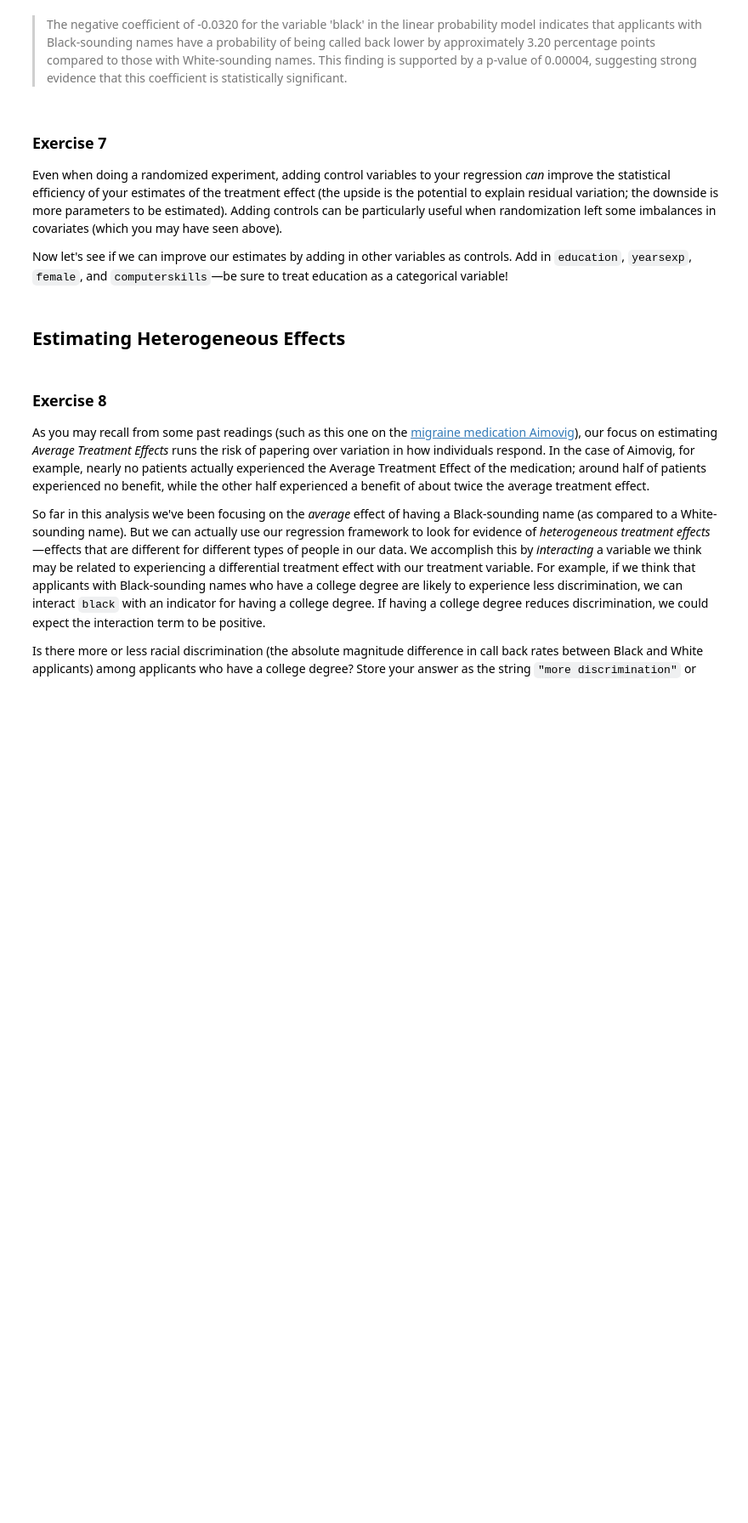
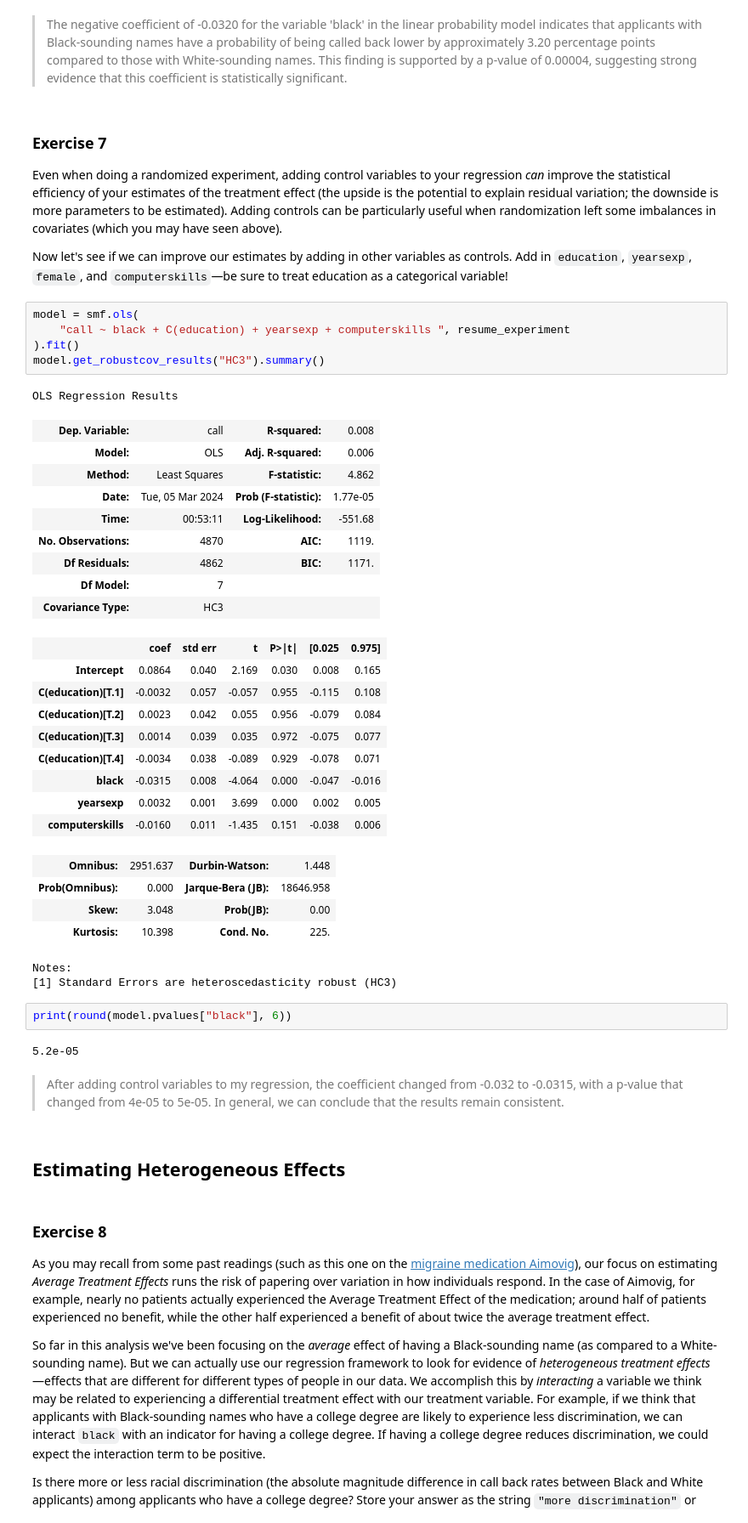
Before and after one commit to BarbaraPFloresRios/IDS701_UnifyingDataScience_CausalInference, a Jupyter notebook: 20240305_ExerciseResumeExperiment/exercise_resume_experiment.ipynb, the cells around one changed output. Shown: that part at 85% size. Cells and saved outputs as stored; diff of their text form; blank space fills up the shorter version.

```diff
--- a/20240305_ExerciseResumeExperiment/exercise_resume_experiment.ipynb
+++ b/20240305_ExerciseResumeExperiment/exercise_resume_experiment.ipynb
@@ -289,6 +289,43 @@ The p-value associated with 'black' in the linear probability model is: 0.00004
 Even when doing a randomized experiment, adding control variables to your regression *can* improve the statistical efficiency of your estimates of the treatment effect (the upside is the potential to explain residual variation; the downside is more parameters to be estimated). Adding controls can be particularly useful when randomization left some imbalances in covariates (which you may have seen above).
 
 Now let's see if we can improve our estimates by adding in other variables as controls. Add in `education`, `yearsexp`, `female`, and `computerskills`—be sure to treat education as a categorical variable!
+# %%
+model = smf.ols(
+    "call ~ black + C(education) + yearsexp + computerskills ", resume_experiment
+).fit()
+model.get_robustcov_results("HC3").summary()
+# %% [output]
+OLS Regression Results
+| Dep. Variable: | call | R-squared: | 0.008 |
+| Model: | OLS | Adj. R-squared: | 0.006 |
+| Method: | Least Squares | F-statistic: | 4.862 |
+| Date: | Tue, 05 Mar 2024 | Prob (F-statistic): | 1.77e-05 |
+| Time: | 00:53:11 | Log-Likelihood: | -551.68 |
+| No. Observations: | 4870 | AIC: | 1119. |
+| Df Residuals: | 4862 | BIC: | 1171. |
+| Df Model: | 7 |  |  |
+| Covariance Type: | HC3 |  |  |
+|  | coef | std err | t | P>|t| | [0.025 | 0.975] |
+| Intercept | 0.0864 | 0.040 | 2.169 | 0.030 | 0.008 | 0.165 |
+| C(education)[T.1] | -0.0032 | 0.057 | -0.057 | 0.955 | -0.115 | 0.108 |
+| C(education)[T.2] | 0.0023 | 0.042 | 0.055 | 0.956 | -0.079 | 0.084 |
+| C(education)[T.3] | 0.0014 | 0.039 | 0.035 | 0.972 | -0.075 | 0.077 |
+| C(education)[T.4] | -0.0034 | 0.038 | -0.089 | 0.929 | -0.078 | 0.071 |
+| black | -0.0315 | 0.008 | -4.064 | 0.000 | -0.047 | -0.016 |
+| yearsexp | 0.0032 | 0.001 | 3.699 | 0.000 | 0.002 | 0.005 |
+| computerskills | -0.0160 | 0.011 | -1.435 | 0.151 | -0.038 | 0.006 |
+| Omnibus: | 2951.637 | Durbin-Watson: | 1.448 |
+| Prob(Omnibus): | 0.000 | Jarque-Bera (JB): | 18646.958 |
+| Skew: | 3.048 | Prob(JB): | 0.00 |
+| Kurtosis: | 10.398 | Cond. No. | 225. |
+Notes:
+[1] Standard Errors are heteroscedasticity robust (HC3)
+# %%
+print(round(model.pvalues["black"], 6))
+# %% [output]
+5.2e-05
+# %% [markdown]
+> After adding control variables to my regression, the coefficient changed from -0.032 to -0.0315, with a p-value that changed from 4e-05 to 5e-05. In general, we can conclude that the results remain consistent.
 # %% [markdown]
 ## Estimating Heterogeneous Effects
 # %% [markdown]
```
Also changed, not shown: parts of 3 cells of this notebook.
